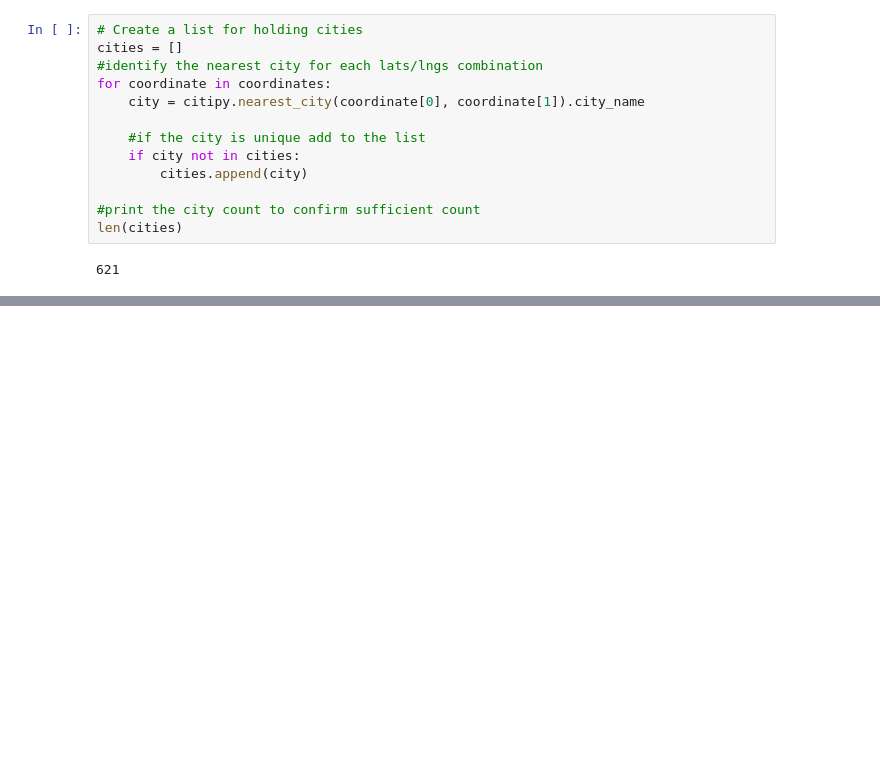
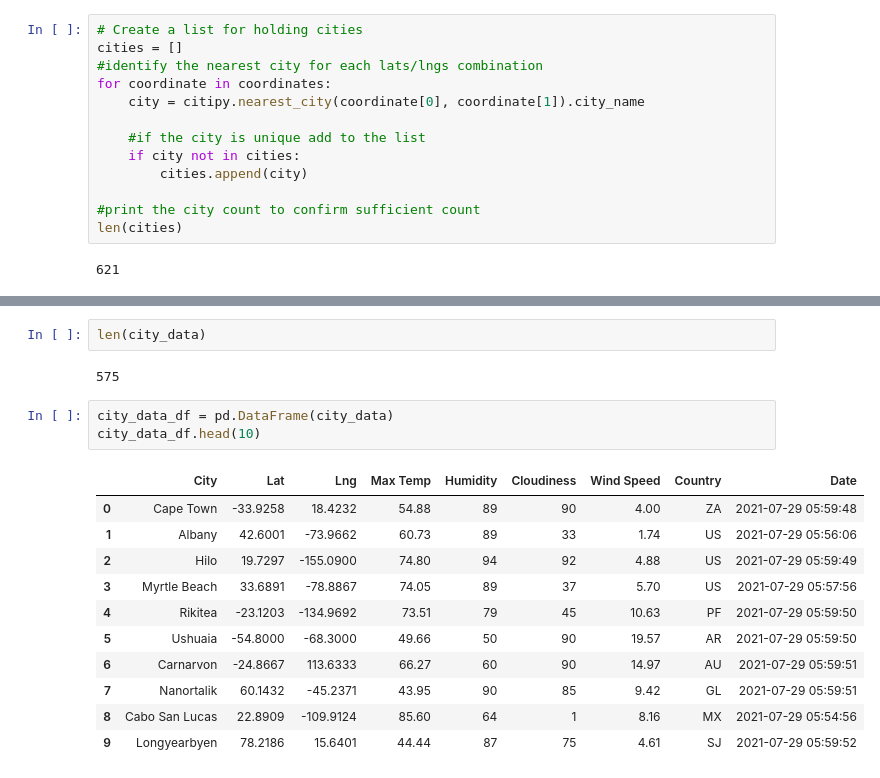
Before and after one commit to fatehluqman/World_Weather_Analysis, a Jupyter notebook: WeatherPy.ipynb, the cells around one changed output, grey strips where cells are left out. Drawn from its saved outputs; the diff is of its cells as text; blank space fills up the shorter version.

```diff
--- a/WeatherPy.ipynb
+++ b/WeatherPy.ipynb
@@ -32,0 +119,19 @@ len(cities)
+# %%
+len(city_data)
+# %% [output]
+575
+# %%
+city_data_df = pd.DataFrame(city_data)
+city_data_df.head(10)
+# %% [output]
+|  | City | Lat | Lng | Max Temp | Humidity | Cloudiness | Wind Speed | Country | Date |
+| 0 | Cape Town | -33.9258 | 18.4232 | 54.88 | 89 | 90 | 4.00 | ZA | 2021-07-29 05:59:48 |
+| 1 | Albany | 42.6001 | -73.9662 | 60.73 | 89 | 33 | 1.74 | US | 2021-07-29 05:56:06 |
+| 2 | Hilo | 19.7297 | -155.0900 | 74.80 | 94 | 92 | 4.88 | US | 2021-07-29 05:59:49 |
+| 3 | Myrtle Beach | 33.6891 | -78.8867 | 74.05 | 89 | 37 | 5.70 | US | 2021-07-29 05:57:56 |
+| 4 | Rikitea | -23.1203 | -134.9692 | 73.51 | 79 | 45 | 10.63 | PF | 2021-07-29 05:59:50 |
+| 5 | Ushuaia | -54.8000 | -68.3000 | 49.66 | 50 | 90 | 19.57 | AR | 2021-07-29 05:59:50 |
+| 6 | Carnarvon | -24.8667 | 113.6333 | 66.27 | 60 | 90 | 14.97 | AU | 2021-07-29 05:59:51 |
+| 7 | Nanortalik | 60.1432 | -45.2371 | 43.95 | 90 | 85 | 9.42 | GL | 2021-07-29 05:59:51 |
+| 8 | Cabo San Lucas | 22.8909 | -109.9124 | 85.60 | 64 | 1 | 8.16 | MX | 2021-07-29 05:54:56 |
+| 9 | Longyearbyen | 78.2186 | 15.6401 | 44.44 | 87 | 75 | 4.61 | SJ | 2021-07-29 05:59:52 |
```
Also changed, not shown: parts of 5 cells of this notebook, 4 other files.
